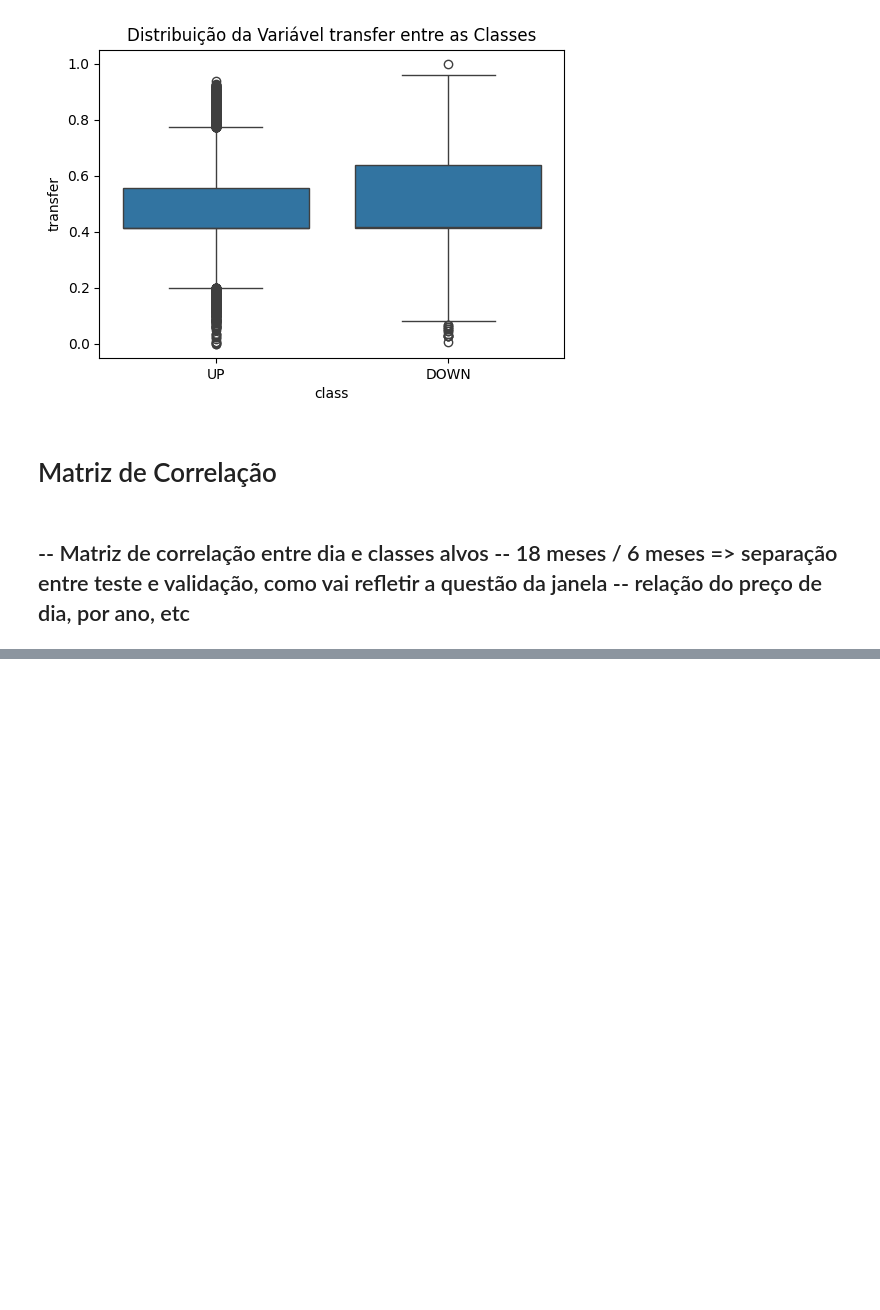
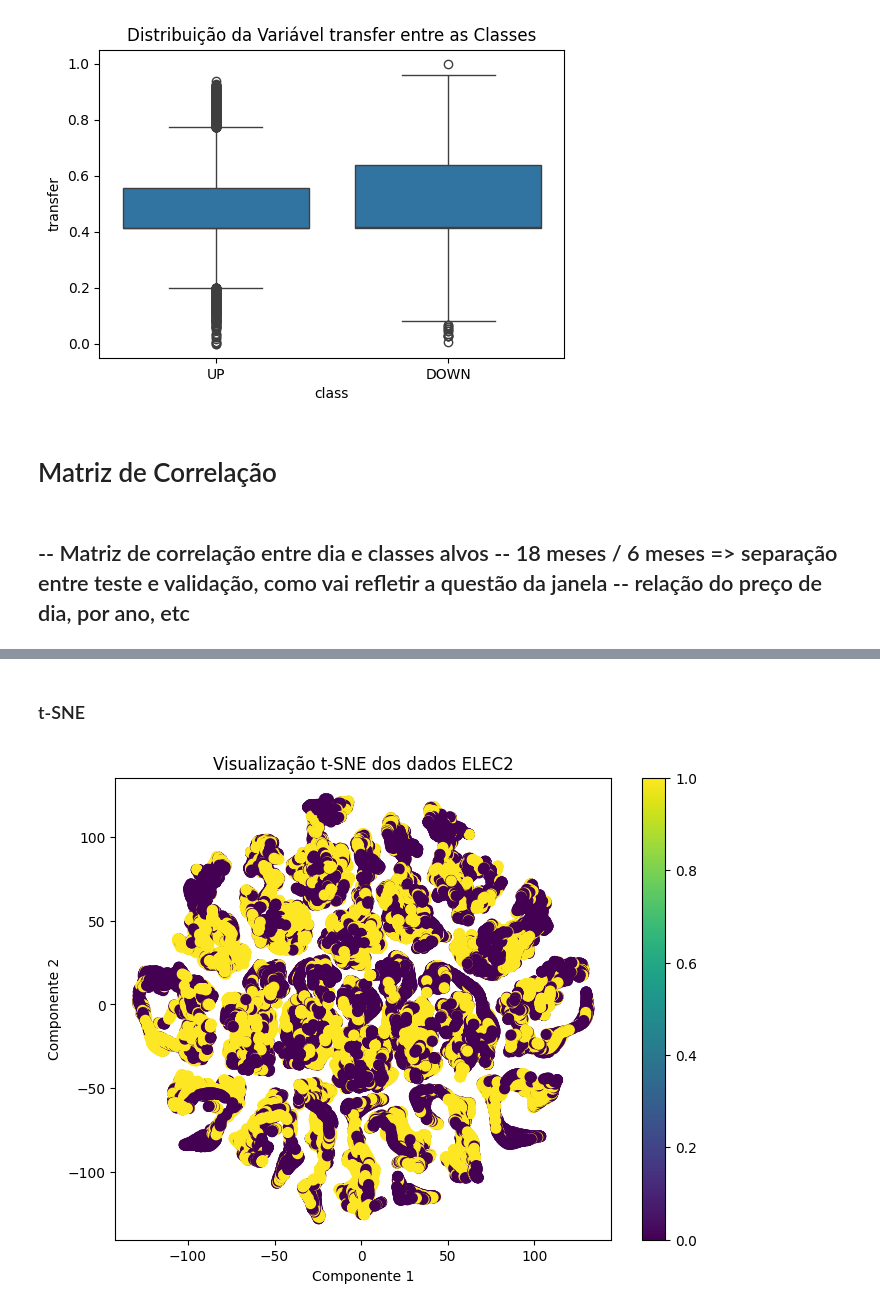
Before and after one commit to GuilhermeMaciel75/SI5-ELEC2, a Jupyter notebook: SI5.ipynb, the cells around one changed output, grey strips where cells are left out. Cells and saved outputs as stored; diff of their text form; code cells hidden in the pictures; blank space fills up the shorter version.

```diff
--- a/SI5.ipynb
+++ b/SI5.ipynb
@@ -185,0 +196,2 @@ for col in df.select_dtypes(include=[np.number]).columns:
+# %%
+df['class'] = df['class'].replace({'UP': 1, 'DOWN': 0})
@@ -185,0 +207,19 @@ for col in df.select_dtypes(include=[np.number]).columns:
+# %%
+Y_df = df['class']
+X_df = df.drop(columns=['class'])
+# %% [markdown]
+### t-SNE
+# %%
+tsne_2d = TSNE(n_components=2, random_state=42)
+# %%
+X_tsne = tsne_2d.fit_transform(X_df)
+# %%
+plt.figure(figsize=(8,6))
+plt.scatter(X_tsne[:, 0], X_tsne[:, 1], c=Y_df, cmap='viridis', s=50)
+plt.colorbar()
+plt.title("Visualização t-SNE dos dados ELEC2")
+plt.xlabel("Componente 1")
+plt.ylabel("Componente 2")
+plt.show()
+# %% [output]
+[figure, added]
```
Also changed, not shown: parts of 21 cells of this notebook, 1 other file.
